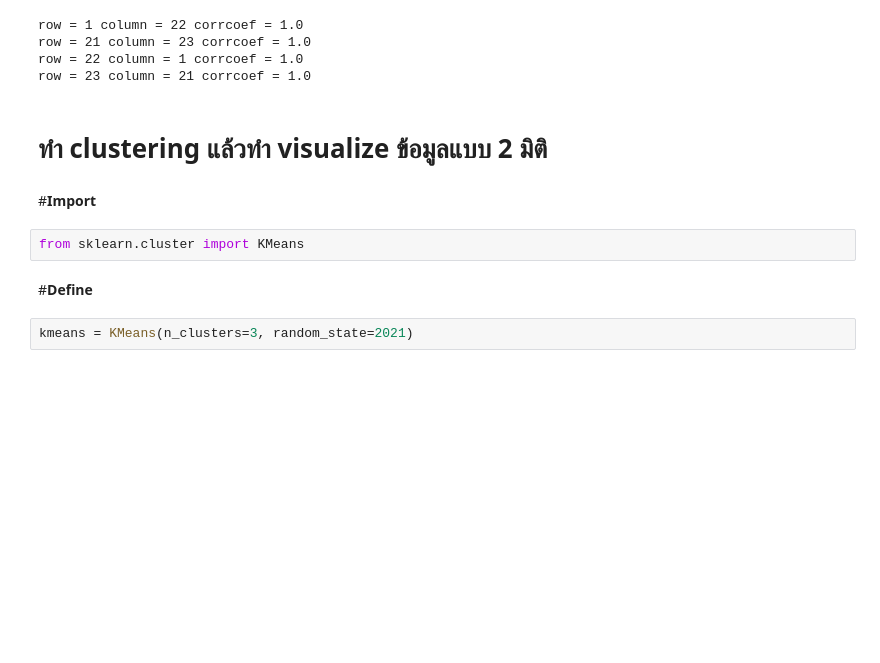
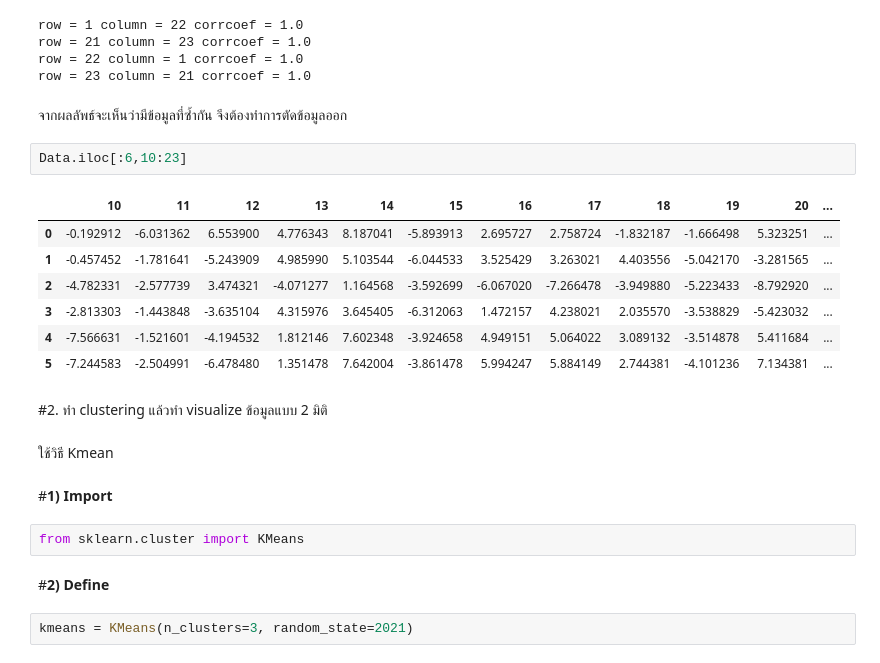
Before and after one commit to Chanakarn06/multivariate-, a Jupyter notebook: Multivariate_Exam.ipynb, the cells around one changed output. Saved outputs shown, nothing was run; the diff lists cells and outputs as text; blank space fills up the shorter version.

```diff
--- a/Multivariate_Exam.ipynb
+++ b/Multivariate_Exam.ipynb
@@ -81,14 +81,28 @@ row = 1 column = 22 corrcoef = 1.0
 row = 21 column = 23 corrcoef = 1.0
 row = 22 column = 1 corrcoef = 1.0
 row = 23 column = 21 corrcoef = 1.0
+# %% [markdown]
+จากผลลัพธ์จะเห็นว่ามีข้อมูลที่ซ้ำกัน จึงต้องทำการตัดข้อมูลออก
+# %%
+Data.iloc[:6,10:23]
+# %% [output]
+|  | 10 | 11 | 12 | 13 | 14 | 15 | 16 | 17 | 18 | 19 | 20 | ... |
+| 0 | -0.192912 | -6.031362 | 6.553900 | 4.776343 | 8.187041 | -5.893913 | 2.695727 | 2.758724 | -1.832187 | -1.666498 | 5.323251 | ... |
+| 1 | -0.457452 | -1.781641 | -5.243909 | 4.985990 | 5.103544 | -6.044533 | 3.525429 | 3.263021 | 4.403556 | -5.042170 | -3.281565 | ... |
+| 2 | -4.782331 | -2.577739 | 3.474321 | -4.071277 | 1.164568 | -3.592699 | -6.067020 | -7.266478 | -3.949880 | -5.223433 | -8.792920 | ... |
+| 3 | -2.813303 | -1.443848 | -3.635104 | 4.315976 | 3.645405 | -6.312063 | 1.472157 | 4.238021 | 2.035570 | -3.538829 | -5.423032 | ... |
+| 4 | -7.566631 | -1.521601 | -4.194532 | 1.812146 | 7.602348 | -3.924658 | 4.949151 | 5.064022 | 3.089132 | -3.514878 | 5.411684 | ... |
+| 5 | -7.244583 | -2.504991 | -6.478480 | 1.351478 | 7.642004 | -3.861478 | 5.994247 | 5.884149 | 2.744381 | -4.101236 | 7.134381 | ... |
 # %% [markdown]
-# ทำ clustering แล้วทำ visualize ข้อมูลแบบ 2 มิติ
+#2. ทำ clustering แล้วทำ visualize ข้อมูลแบบ 2 มิติ
+# %% [markdown]
+ใช้วิธี Kmean
 # %% [markdown]
-#**Import**
+#**1) Import**
 # %%
 from sklearn.cluster import KMeans
 # %% [markdown]
-#**Define**
+#**2) Define**
 # %%
 kmeans = KMeans(n_clusters=3, random_state=2021)
 # %% [markdown]
```
Also changed, not shown: parts of 19 cells of this notebook.
